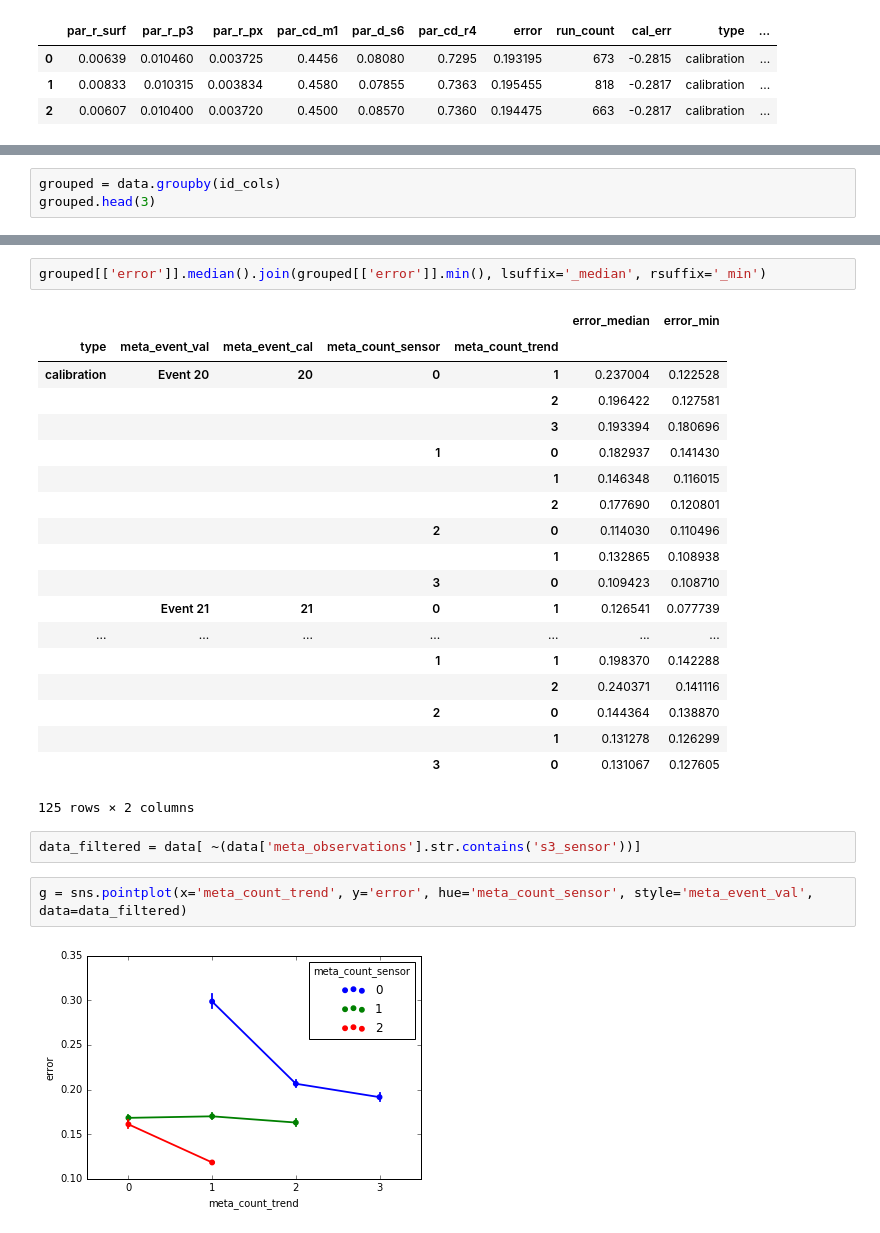
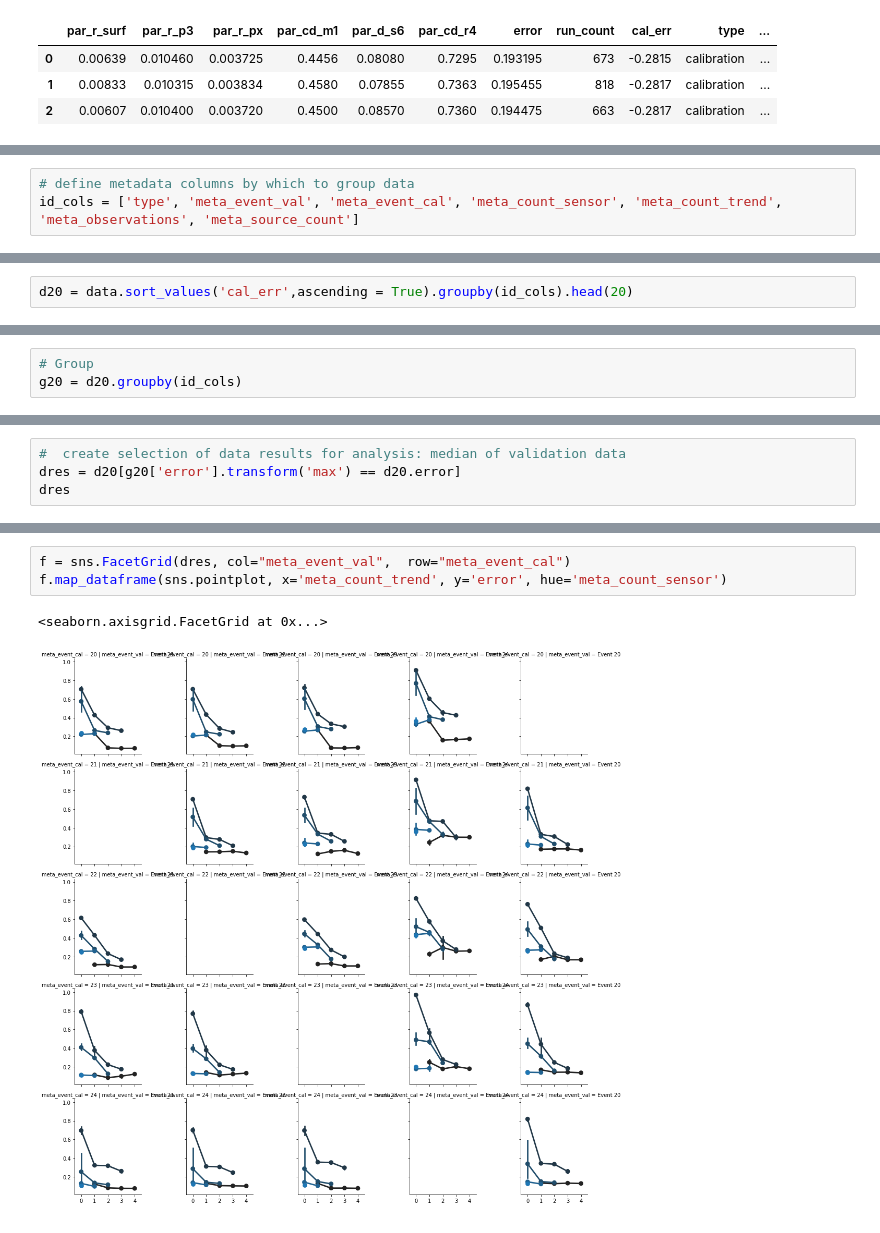
Before and after one commit to mmmatthew/cq-analysis, a Jupyter notebook: result analysis.ipynb, the cells around one changed output, grey strips where cells are left out. Cells and saved outputs as stored; diff of their text form.

```diff
--- a/result analysis.ipynb
+++ b/result analysis.ipynb
@@ -22,0 +30,3 @@ id_cols = ['type', 'meta_event_val', 'meta_event_cal', 'meta_count_sensor', 'met
+# %%
+# define metadata columns by which to group data
+id_cols = ['type', 'meta_event_val', 'meta_event_cal', 'meta_count_sensor', 'meta_count_trend', 'meta_observations', 'meta_source_count']
@@ -23,3 +45,2 @@ id_cols = ['type', 'meta_event_val', 'meta_event_cal', 'meta_count_sensor', 'met
 # %%
-grouped = data.groupby(id_cols)
-grouped.head(3)
+d20 = data.sort_values('cal_err',ascending = True).groupby(id_cols).head(20)
@@ -65,0 +47,3 @@ TypeError: unsupported operand type(s) for /: 'str' and 'str'
+# %%
+# Group
+g20 = d20.groupby(id_cols)
@@ -65,0 +69,4 @@ TypeError: unsupported operand type(s) for /: 'str' and 'str'
+# %%
+#  create selection of data results for analysis: median of validation data
+dres = d20[g20['error'].transform('max') == d20.error]
+dres
@@ -72,28 +129,6 @@ f.map_dataframe(sns.pointplot, x='meta_count_trend', y='value', hue='meta_count_
-# %%
-grouped[['error']].median().join(grouped[['error']].min(), lsuffix='_median', rsuffix='_min')
-# %% [output]
-|  |  |  |  |  | error_median | error_min |
-| type | meta_event_val | meta_event_cal | meta_count_sensor | meta_count_trend |  |  |
-| calibration | Event 20 | 20 | 0 | 1 | 0.237004 | 0.122528 |
-|  |  |  |  | 2 | 0.196422 | 0.127581 |
-|  |  |  |  | 3 | 0.193394 | 0.180696 |
-|  |  |  | 1 | 0 | 0.182937 | 0.141430 |
-|  |  |  |  | 1 | 0.146348 | 0.116015 |
-|  |  |  |  | 2 | 0.177690 | 0.120801 |
-|  |  |  | 2 | 0 | 0.114030 | 0.110496 |
-|  |  |  |  | 1 | 0.132865 | 0.108938 |
-|  |  |  | 3 | 0 | 0.109423 | 0.108710 |
-|  | Event 21 | 21 | 0 | 1 | 0.126541 | 0.077739 |
-| ... | ... | ... | ... | ... | ... | ... |
-|  |  |  | 1 | 1 | 0.198370 | 0.142288 |
-|  |  |  |  | 2 | 0.240371 | 0.141116 |
-|  |  |  | 2 | 0 | 0.144364 | 0.138870 |
-|  |  |  |  | 1 | 0.131278 | 0.126299 |
-|  |  |  | 3 | 0 | 0.131067 | 0.127605 |
-125 rows × 2 columns
-# %%
-data_filtered = data[ ~(data['meta_observations'].str.contains('s3_sensor'))]
 # %%
-g = sns.pointplot(x='meta_count_trend', y='error', hue='meta_count_sensor', style='meta_event_val', data=data_filtered)
+f = sns.FacetGrid(dres, col="meta_event_val",  row="meta_event_cal")
+f.map_dataframe(sns.pointplot, x='meta_count_trend', y='error', hue='meta_count_sensor')
 # %% [output]
+<seaborn.axisgrid.FacetGrid at 0x...>
-[figure, old version]
+[figure, new version]
```
Also changed, not shown: parts of 26 cells of this notebook, 1 other file.
